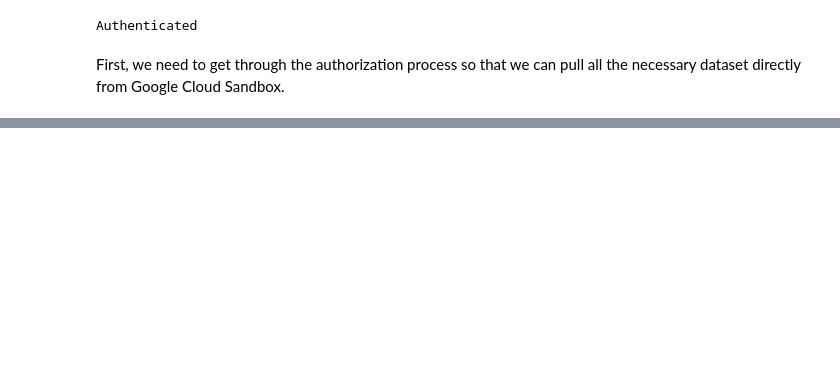
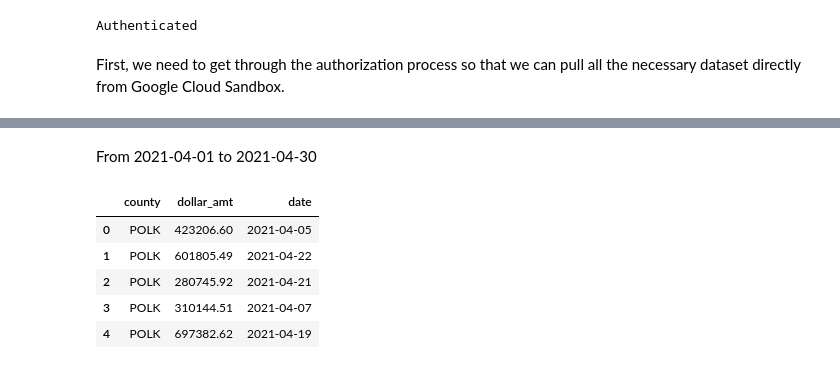
Before and after one commit to Nissun662/Data-Visual, a Jupyter notebook: Aayush_and_Nishan_Quiz_7.ipynb, the cells around one changed output, grey strips where cells are left out. Saved outputs shown, nothing was run; the diff lists cells and outputs as text; code cells hidden in the pictures; blank space fills up the shorter version.

```diff
--- a/Aayush_and_Nishan_Quiz_7.ipynb
+++ b/Aayush_and_Nishan_Quiz_7.ipynb
@@ -65,0 +46,16 @@ LIMIT 100
+# %% [markdown]
+From 2021-04-01 to 2021-04-30
+# %%
+%%bigquery --project bustling-cosmos-338722
+SELECT county as county, SUM(sale_dollars) as dollar_amt, date as date
+FROM `bigquery-public-data.iowa_liquor_sales.sales`
+WHERE date BETWEEN '2021-04-01' AND '2021-04-30' AND county = "POLK"
+GROUP BY county, date
+LIMIT 5
+# %% [output]
+|  | county | dollar_amt | date |
+| 0 | POLK | 423206.60 | 2021-04-05 |
+| 1 | POLK | 601805.49 | 2021-04-22 |
+| 2 | POLK | 280745.92 | 2021-04-21 |
+| 3 | POLK | 310144.51 | 2021-04-07 |
+| 4 | POLK | 697382.62 | 2021-04-19 |
```
Also changed, not shown: parts of 13 cells of this notebook.
